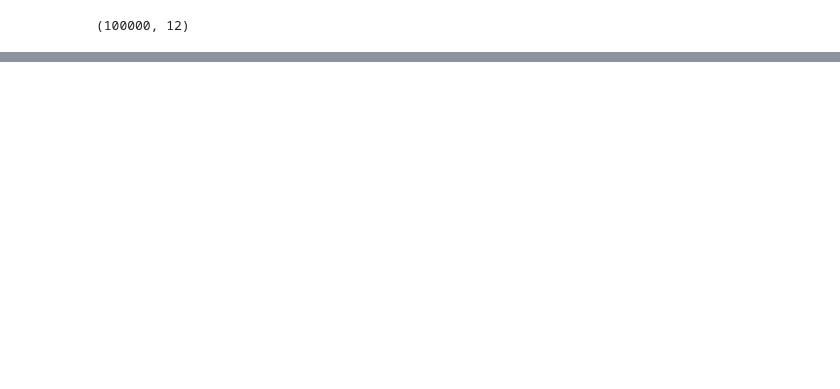
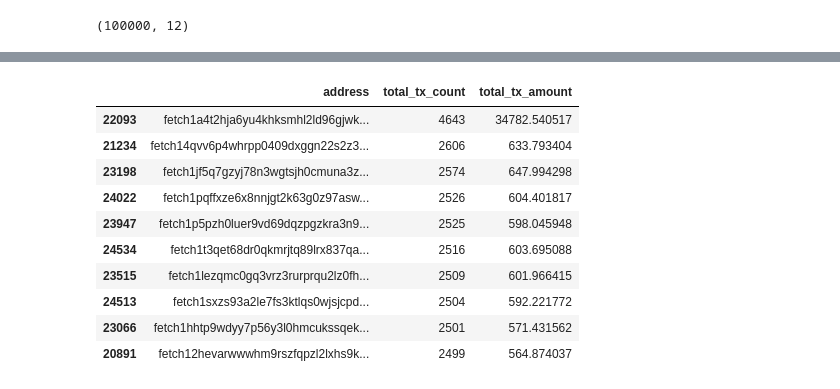
Before and after one commit to 2025-eagles-champion/2EC-datamining, a Jupyter notebook: datamining.ipynb, the cells around one changed output, grey strips where cells are left out. Cells and saved outputs as stored; diff of their text form; code cells hidden in the pictures; blank space fills up the shorter version.

```diff
--- a/datamining.ipynb
+++ b/datamining.ipynb
@@ -5,5 +5,5 @@ import matplotlib.pyplot as plt
 import seaborn as sns
 # %%
 # Load the data
-data=pd.read_csv("data/transfers_test.csv")
+df=pd.read_csv("data/transfers_test.csv")
 # %%
@@ -66,3 +23,3 @@ Name: count, dtype: int64
 # %%
 # IBCReceive 제거
-data = data[data['type'] != 'IBCReceive']
+df = df[df['type'] != 'IBCReceive']
@@ -75,0 +26,15 @@ Name: count, dtype: int64
+# %%
+df['is_external'] = df['fromChain'] != df['toChain']
+# %%
+# 보낸 사람 기준
+from_df = df[['fromAddress', 'amount', 'is_external']].copy()
+from_df.columns = ['address', 'amount', 'is_external']
+from_df['direction'] = 'from'
+
+# 받은 사람 기준
+to_df = df[['toAddress', 'amount', 'is_external']].copy()
+to_df.columns = ['address', 'amount', 'is_external']
+to_df['direction'] = 'to'
+
+# 합치기
+node_df = pd.concat([from_df, to_df])
@@ -75,0 +64,17 @@ Name: count, dtype: int64
+# %%
+node_df.groupby('address').agg(
+    total_tx_count = ('amount', 'count'),
+    total_tx_amount = ('amount', 'sum')
+).reset_index().sort_values(by='total_tx_count', ascending=False).head(10)
+# %% [output]
+|  | address | total_tx_count | total_tx_amount |
+| 22093 | fetch1a4t2hja6yu4khksmhl2ld96gjwk... | 4643 | 34782.540517 |
+| 21234 | fetch14qvv6p4whrpp0409dxggn22s2z3... | 2606 | 633.793404 |
+| 23198 | fetch1jf5q7gzyj78n3wgtsjh0cmuna3z... | 2574 | 647.994298 |
+| 24022 | fetch1pqffxze6x8nnjgt2k63g0z97asw... | 2526 | 604.401817 |
+| 23947 | fetch1p5pzh0luer9vd69dqzpgzkra3n9... | 2525 | 598.045948 |
+| 24534 | fetch1t3qet68dr0qkmrjtq89lrx837qa... | 2516 | 603.695088 |
+| 23515 | fetch1lezqmc0gq3vrz3rurprqu2lz0fh... | 2509 | 601.966415 |
+| 24513 | fetch1sxzs93a2le7fs3ktlqs0wjsjcpd... | 2504 | 592.221772 |
+| 23066 | fetch1hhtp9wdyy7p56y3l0hmcukssqek... | 2501 | 571.431562 |
+| 20891 | fetch12hevarwwwhm9rszfqpzl2lxhs9k... | 2499 | 564.874037 |
```
Also changed, not shown: parts of 10 cells of this notebook, 3 other files.
